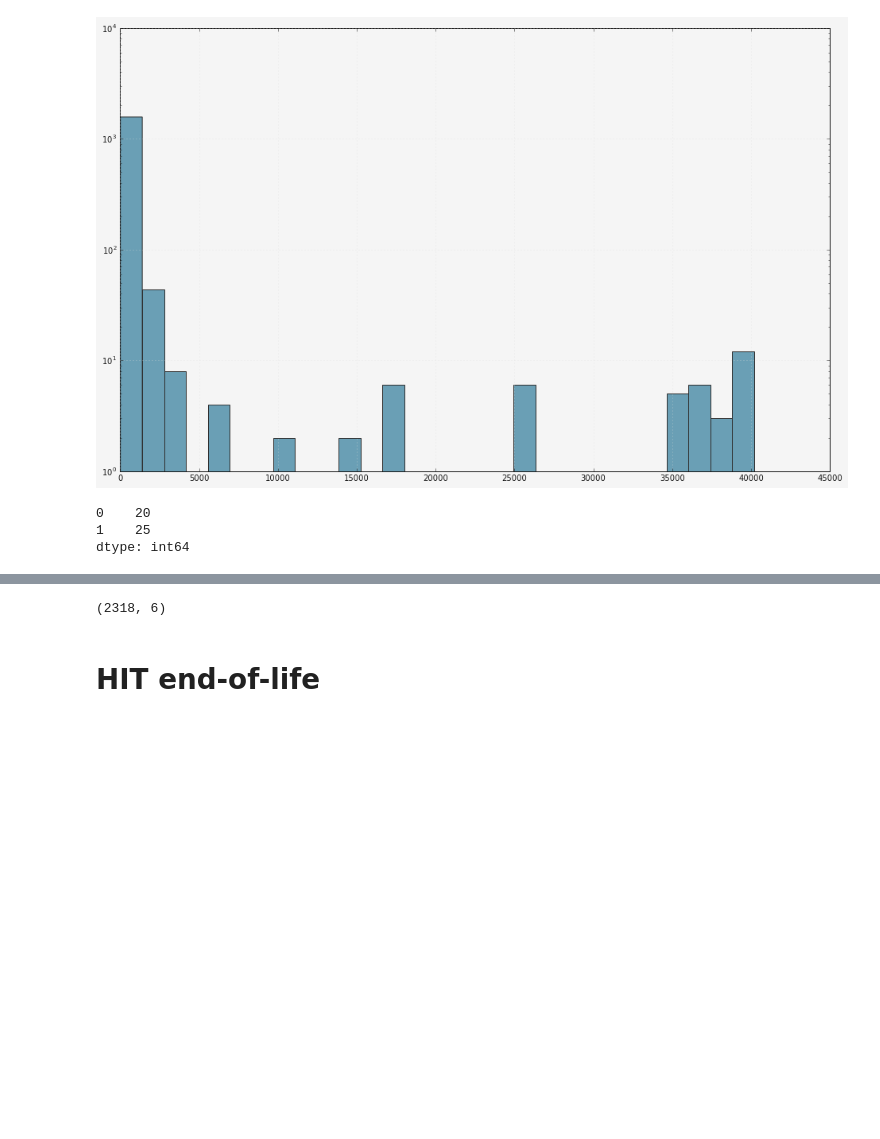
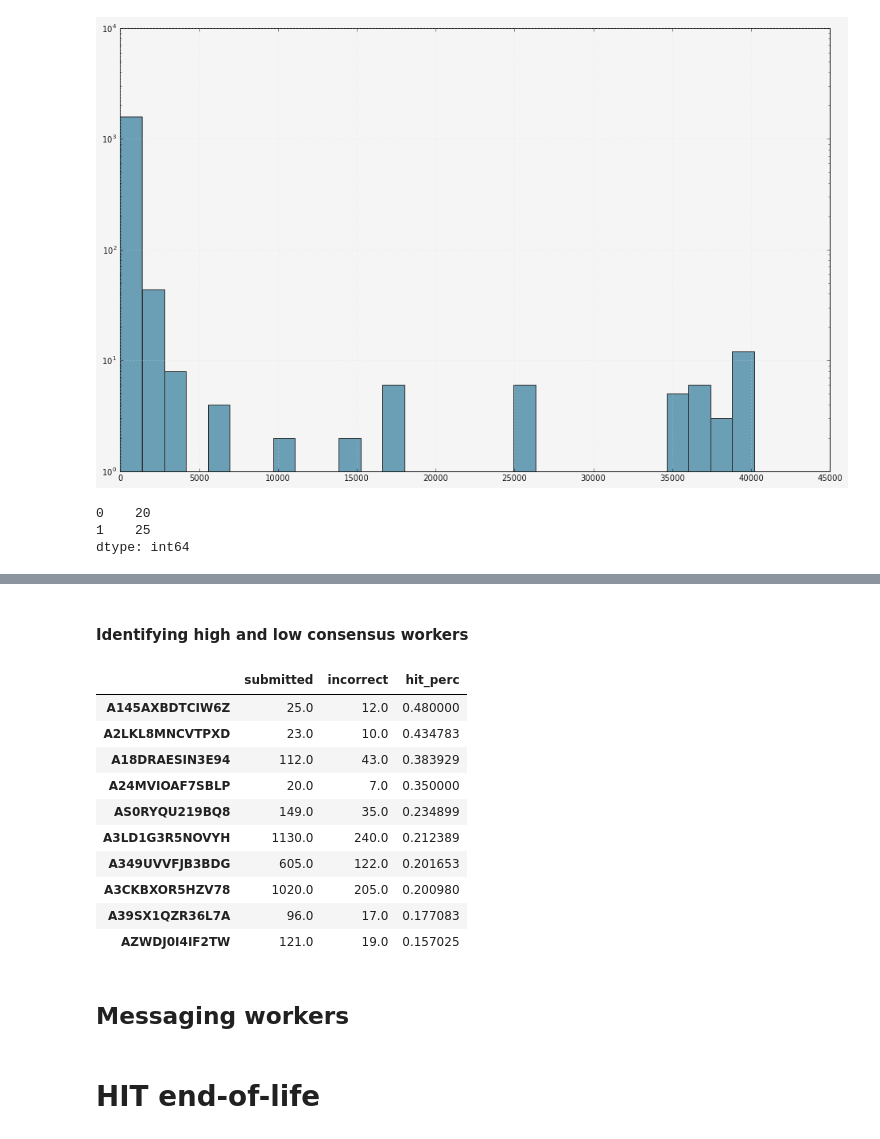
Before and after one commit to drschwenk/notebooks, a Jupyter notebook: stb/mturk_textbook_annotation_task.ipynb, the cells around one changed output, grey strips where cells are left out. Drawn from its saved outputs; the diff is of its cells as text; code cells hidden in the pictures; blank space fills up the shorter version.

```diff
--- a/stb/mturk_textbook_annotation_task.ipynb
+++ b/stb/mturk_textbook_annotation_task.ipynb
@@ -202,0 +116,7 @@ for hit_id, assignments in assignment_results.items():
+# %%
+raw_hit_results_current_batch = amt_util.process_raw_hits(assignment_results_current_batch)
+# %%
+results_df_current_batch = amt_util.make_results_df(raw_hit_results_current_batch)
+consensus_results_df_current_batch = amt_util.make_consensus_df(results_df_current_batch, 'No Consensus')
+results_df_current_batch.head(1)
+consensus_results_df_current_batch.head(1)
@@ -239,6 +204,10 @@ consensus_with_workerid_df.head(3)
+# %% [markdown]
+#### Identifying high and low consensus workers
+# %%
+combined_consensus_with_workerid_df = amt_util.make_consensus_df_w_worker_id(results_df_current_batch, consensus_results_df_current_batch)
 # %%
-worker_conflicts = consensus_with_workerid_df[consensus_with_workerid_df['category'] != consensus_with_workerid_df['category_this_worker']]
-all_worker_counts = results_df['worker_id'].value_counts()
+worker_conflicts = combined_consensus_with_workerid_df[combined_consensus_with_workerid_df['category'] != combined_consensus_with_workerid_df['consensus_category']]
+all_worker_counts = results_df_current_batch['worker_id'].value_counts()
 bad_worker_counts = worker_conflicts['worker_id'].value_counts()
 worker_quality_df = pd.DataFrame([all_worker_counts, bad_worker_counts]).T
 worker_quality_df.columns=['submitted', 'incorrect']
@@ -246,7 +217,17 @@ worker_quality_df['hit_perc'] = worker_quality_df['incorrect']/worker_quality_df
 # %%
 suspect_workers = worker_quality_df.sort_values('hit_perc', ascending= False).index.tolist()
-# %%
-results_df[results_df['worker_id'].isin(suspect_workers[:10])]
-# %% [output]
-(2318, 6)
+# %%
+worker_quality_df.sort_values('hit_perc', ascending= False).head(10)
+# %% [output]
+|  | submitted | incorrect | hit_perc |
+| A145AXBDTCIW6Z | 25.0 | 12.0 | 0.480000 |
+| A2LKL8MNCVTPXD | 23.0 | 10.0 | 0.434783 |
+| A18DRAESIN3E94 | 112.0 | 43.0 | 0.383929 |
+| A24MVIOAF7SBLP | 20.0 | 7.0 | 0.350000 |
+| AS0RYQU219BQ8 | 149.0 | 35.0 | 0.234899 |
+| A3LD1G3R5NOVYH | 1130.0 | 240.0 | 0.212389 |
+| A349UVVFJB3BDG | 605.0 | 122.0 | 0.201653 |
+| A3CKBXOR5HZV78 | 1020.0 | 205.0 | 0.200980 |
+| A39SX1QZR36L7A | 96.0 | 17.0 | 0.177083 |
+| AZWDJ0I4IF2TW | 121.0 | 19.0 | 0.157025 |
 # %%
@@ -255,0 +236,2 @@ amt_util.review_results(to_review)
+# %% [markdown]
+## Messaging workers
```
Also changed, not shown: parts of 76 cells of this notebook.
